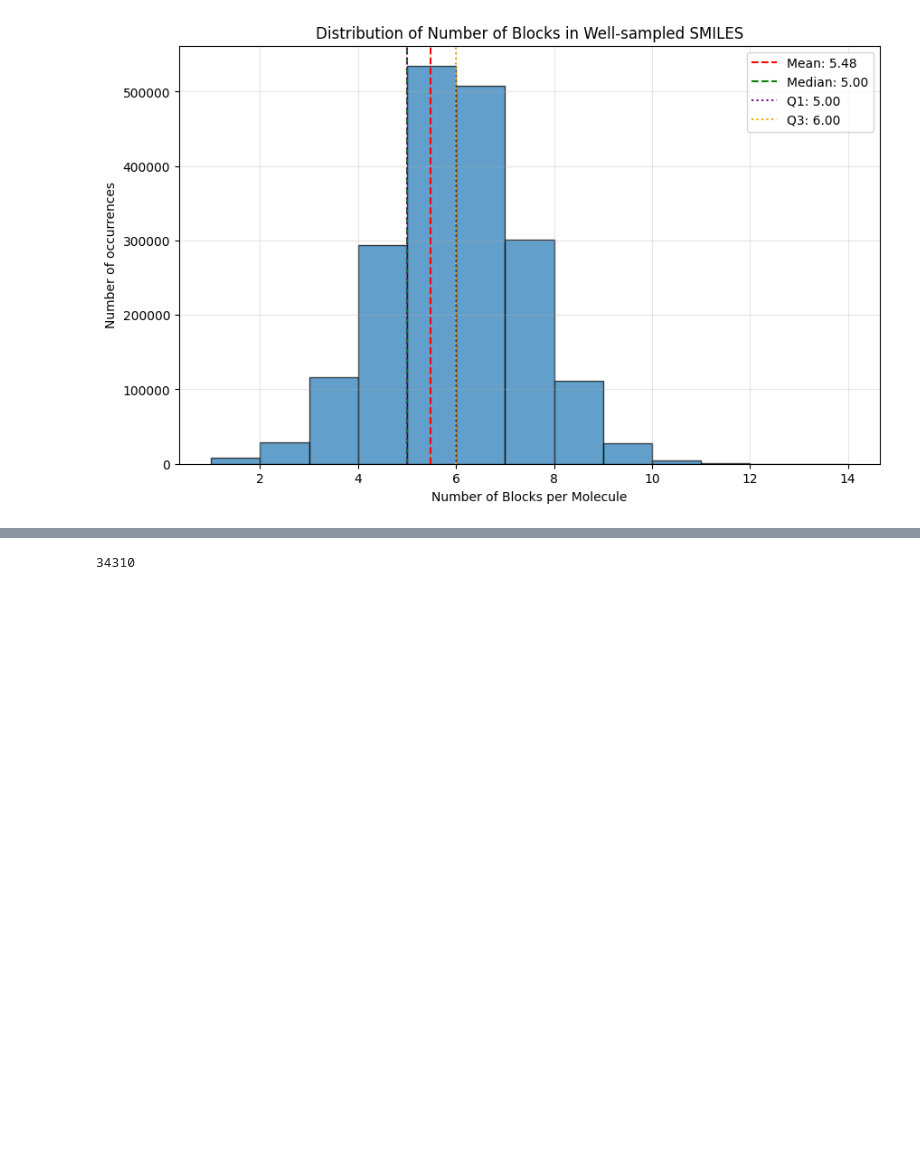
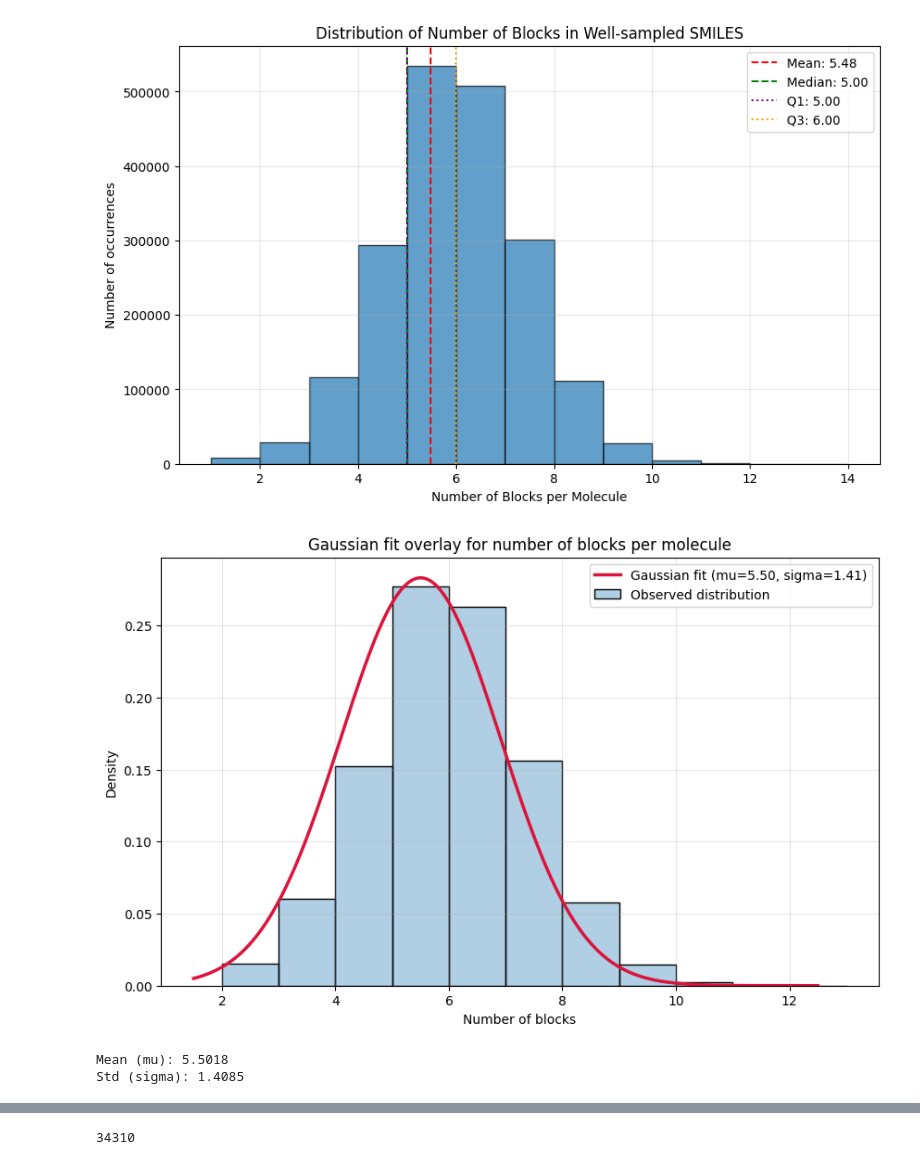
Before and after one commit to EtienneReboul/smiles_blocks, a Jupyter notebook: notebooks/5-er-smiles_fragmentation_results_analysis.ipynb, the cells around one changed output, grey strips where cells are left out. Drawn from its saved outputs; the diff is of its cells as text; code cells hidden in the pictures; blank space fills up the shorter version.

Commit message:
add gaussian modelling for number of blocks

```diff
--- a/notebooks/5-er-smiles_fragmentation_results_analysis.ipynb
+++ b/notebooks/5-er-smiles_fragmentation_results_analysis.ipynb
@@ -178,3 +342,40 @@ plt.savefig(fig_dir/ "blocks_per_molecule_distribution.svg", transparent=True)
 plt.show()
 # %% [output]
 [figure]
+# %%
+import numpy as np
+
+# Use successful fragmentation results for consistency with the main fragmentation analysis
+nb_blocks = well_sampled_successful_fragmentation_results["nb_blocks"].dropna().astype(float)
+
+mu = nb_blocks.mean()
+sigma = nb_blocks.std(ddof=1)
+
+# Build a smooth Gaussian curve using the fitted mean/std
+x = np.linspace(nb_blocks.min() - 0.5, nb_blocks.max() + 0.5, 500)
+pdf = (1 / (sigma * np.sqrt(2 * np.pi))) * np.exp(-0.5 * ((x - mu) / sigma) ** 2)
+
+plt.figure(figsize=(10, 6))
+sns.histplot(
+    nb_blocks,
+    bins=range(int(nb_blocks.min()), int(nb_blocks.max()) + 2),
+    stat="density",
+    edgecolor="black",
+    alpha=0.35,
+    label="Observed distribution",
+)
+plt.plot(x, pdf, color="crimson", linewidth=2.5, label=f"Gaussian fit (mu={mu:.2f}, sigma={sigma:.2f})")
+plt.xlabel("Number of blocks")
+plt.ylabel("Density")
+plt.title("Gaussian fit overlay for number of blocks per molecule")
+plt.grid(True, alpha=0.3)
+plt.legend()
+plt.savefig(fig_dir / "nb_blocks_gaussian_fit_overlay.svg", transparent=True)
+plt.show()
+
+print(f"Mean (mu): {mu:.4f}")
+print(f"Std (sigma): {sigma:.4f}")
+# %% [output]
+[figure, added]
+Mean (mu): 5.5018
+Std (sigma): 1.4085
```
Also changed, not shown: parts of 7 cells of this notebook, 2 other files.
